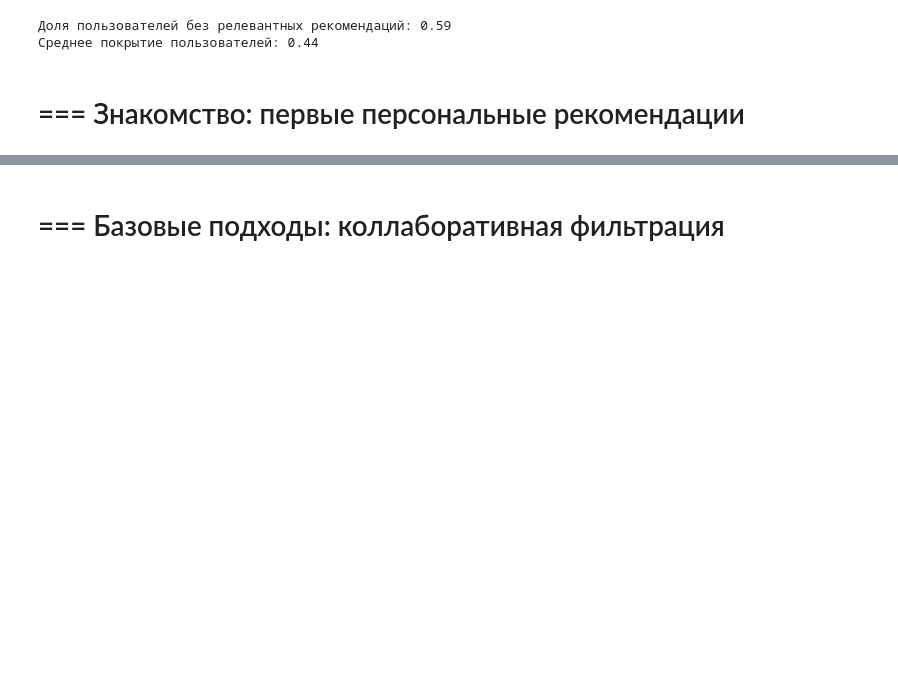
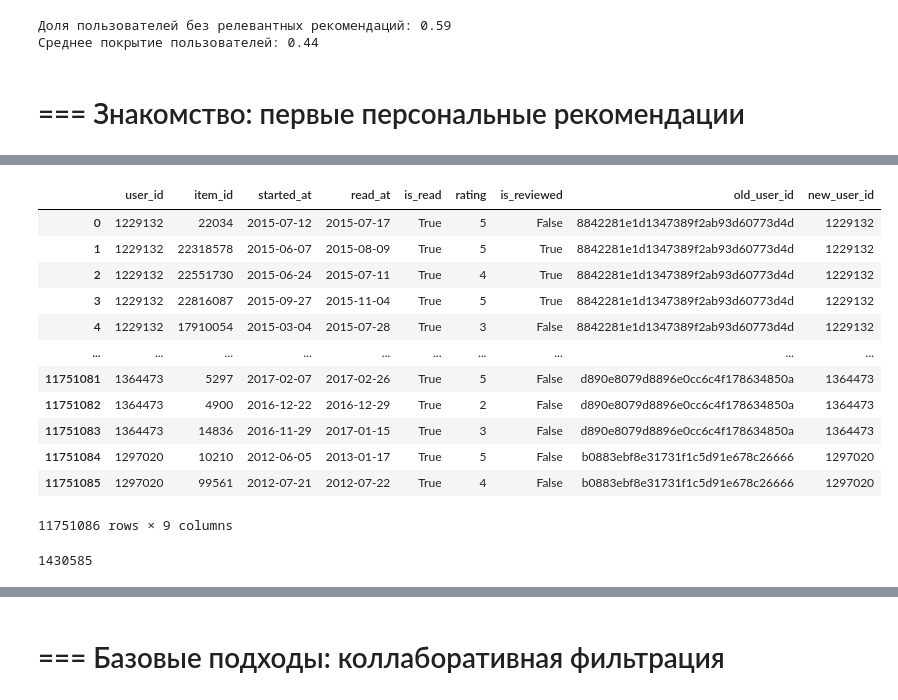
Before and after one commit to khromenko/mle-recsys-start, a Jupyter notebook: main_offline.ipynb, the cells around one changed output, grey strips where cells are left out. Saved outputs shown, nothing was run; the diff lists cells and outputs as text; code cells hidden in the pictures; blank space fills up the shorter version.

```diff
--- a/main_offline.ipynb
+++ b/main_offline.ipynb
@@ -220,0 +538,22 @@ print(f"Среднее покрытие пользователей: {cold_users_
+# %%
+events
+# %% [output]
+|  | user_id | item_id | started_at | read_at | is_read | rating | is_reviewed | old_user_id | new_user_id |
+| 0 | 1229132 | 22034 | 2015-07-12 | 2015-07-17 | True | 5 | False | 8842281e1d1347389f2ab93d60773d4d | 1229132 |
+| 1 | 1229132 | 22318578 | 2015-06-07 | 2015-08-09 | True | 5 | True | 8842281e1d1347389f2ab93d60773d4d | 1229132 |
+| 2 | 1229132 | 22551730 | 2015-06-24 | 2015-07-11 | True | 4 | True | 8842281e1d1347389f2ab93d60773d4d | 1229132 |
+| 3 | 1229132 | 22816087 | 2015-09-27 | 2015-11-04 | True | 5 | True | 8842281e1d1347389f2ab93d60773d4d | 1229132 |
+| 4 | 1229132 | 17910054 | 2015-03-04 | 2015-07-28 | True | 3 | False | 8842281e1d1347389f2ab93d60773d4d | 1229132 |
+| ... | ... | ... | ... | ... | ... | ... | ... | ... | ... |
+| 11751081 | 1364473 | 5297 | 2017-02-07 | 2017-02-26 | True | 5 | False | d890e8079d8896e0cc6c4f178634850a | 1364473 |
+| 11751082 | 1364473 | 4900 | 2016-12-22 | 2016-12-29 | True | 2 | False | d890e8079d8896e0cc6c4f178634850a | 1364473 |
+| 11751083 | 1364473 | 14836 | 2016-11-29 | 2017-01-15 | True | 3 | False | d890e8079d8896e0cc6c4f178634850a | 1364473 |
+| 11751084 | 1297020 | 10210 | 2012-06-05 | 2013-01-17 | True | 5 | False | b0883ebf8e31731f1c5d91e678c26666 | 1297020 |
+| 11751085 | 1297020 | 99561 | 2012-07-21 | 2012-07-22 | True | 4 | False | b0883ebf8e31731f1c5d91e678c26666 | 1297020 |
+11751086 rows × 9 columns
+# %%
+# user_id = 1430585
+new_user_id = events['user_id'].max() + 1
+new_user_id
+# %% [output]
+1430585
```
Also changed, not shown: parts of 43 cells of this notebook.
